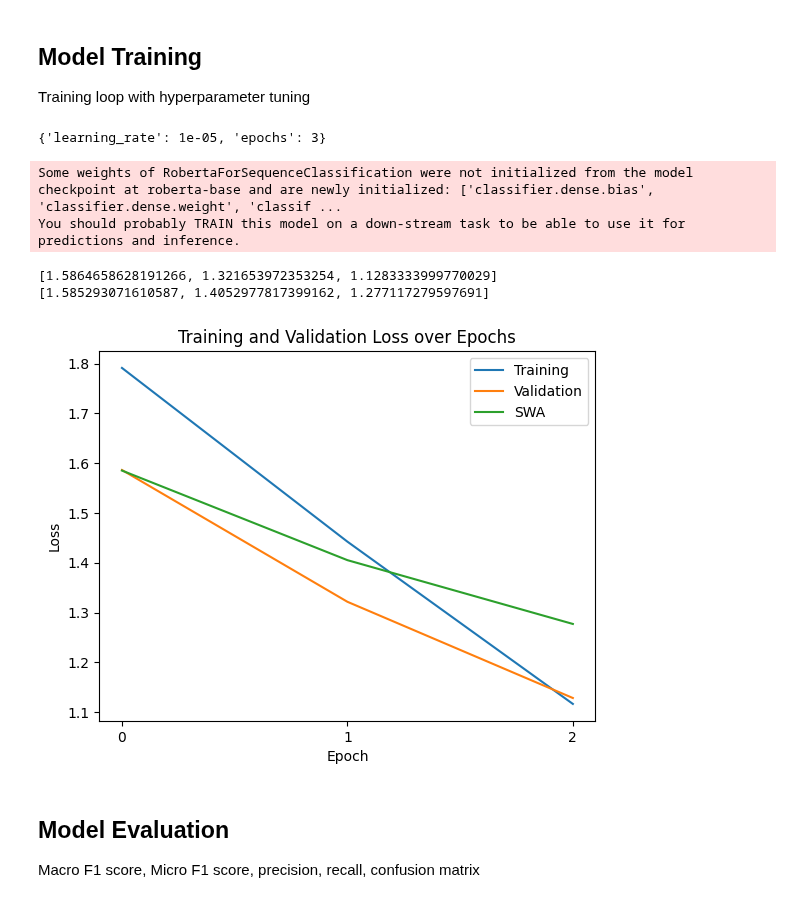
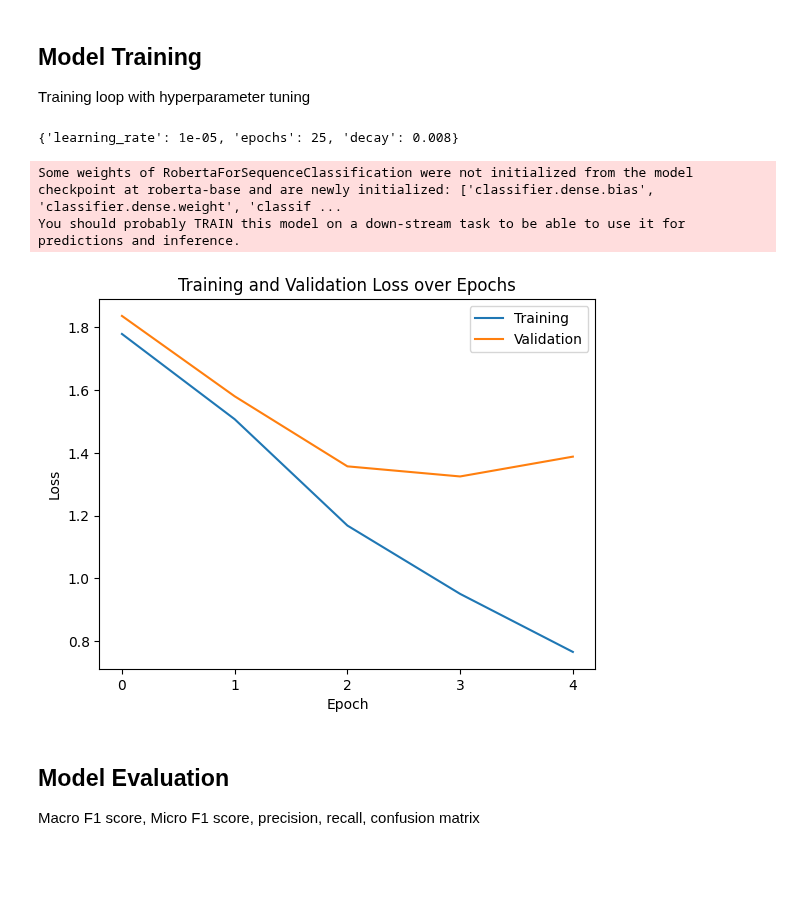
Before and after one commit to Jazhyc/nlp-2024, a Jupyter notebook: emotion_classification_swa.ipynb, the cells around one changed output. Drawn from its saved outputs; the diff is of its cells as text; code cells hidden in the pictures; blank space fills up the shorter version.

```diff
--- a/emotion_classification_swa.ipynb
+++ b/emotion_classification_swa.ipynb
@@ -317,3 +308,10 @@ def train_configuration(model, swa_model, optimizer, swa_optimizer, device, trai
+# %%
+def create_optimizer(model, base_lr, weight_decay):
+    """
+    Create the optimizer
+    """
+    optimizer = torch.optim.AdamW(model.parameters(), lr=base_lr, weight_decay=weight_decay)
+    return optimizer
 # %% [markdown]
 ## Model Training
 
@@ -328,10 +319,13 @@ hyperparameters = {
+# %%
+hyperparameters = {
+     "learning_rate": [1e-5],
+     "epochs": [25], # Early stopping is used so this is a maximum
+     "decay": [0.008] # Used in reference paper
+}
 # %%
 # Create a dataframe to store the hyperparameters and the corresponding losses
 # Use the hyper-parameter keys as columns
 model_configuration_df = pd.DataFrame(columns=list(hyperparameters.keys()) + ['train_losses', 'val_losses'])
-swa_model_configuration_df = pd.DataFrame(columns=list(hyperparameters.keys()) + ['swa_val_losses'])
-
-
 device = torch.device("cuda" if torch.cuda.is_available() else "cpu")
 
 # Iterate over the hyperparameters combinations and train the model
@@ -343,34 +337,27 @@ for combination in tqdm(list(itertools.product(*hyperparameters.values())), desc
     print(params)
 
     # Train the model
-    model = AutoModelForSequenceClassification.from_pretrained('roberta-base', num_labels=len(emotions))
-    optimizer = torch.optim.AdamW(model.parameters(), lr=params['learning_rate'])
-    swa_optimizer = torch.optim.swa_utils.SWALR(optimizer, swa_lr=1e-5)
-    swa_model = AveragedModel(model)
-    model.to(device)
-    swa_model.to(device)
+    model = create_model('roberta-base', device)
+    optimizer = create_optimizer(model, base_lr=params['learning_rate'], weight_decay=params['decay'])
 
     # Train the model and obtain the train and validation losses
-    train_losses, val_losses, swa_val_losses = train_configuration(model, swa_model, optimizer, swa_optimizer, device, train_loader, val_loader, epochs=params['epochs'])
+    train_losses, val_losses = train_configuration(model, optimizer, device, train_loader, val_loader, epochs=params['epochs'])
 
-    print(val_losses)
-    print(swa_val_losses)
     # Add the hyperparameters and the corresponding losses to the dataframe
     model_configuration_df.loc[len(model_configuration_df)] = list(params.values()) + [train_losses, val_losses]
-    swa_model_configuration_df.loc[len(swa_model_configuration_df)] = list(params.values()) + [swa_val_losses]
+
+    # Modify the epoch value to the actual number of epochs
+    model_configuration_df.loc[len(model_configuration_df) - 1, 'epochs'] = len(train_losses)
 # %% [output]
-{'learning_rate': 1e-05, 'epochs': 3}
+{'learning_rate': 1e-05, 'epochs': 25, 'decay': 0.008}
 Some weights of RobertaForSequenceClassification were not initialized from the model checkpoint at roberta-base and are newly initialized: ['classifier.dense.bias', 'classifier.dense.weight', 'classif ...
 You should probably TRAIN this model on a down-stream task to be able to use it for predictions and inference.
-[1.5864658628191266, 1.321653972353254, 1.1283333999770029]
-[1.585293071610587, 1.4052977817399162, 1.277117279597691]
 # %%
-def plot_losses(train_losses, val_losses, swa_val_losses):
+def plot_losses(train_losses, val_losses):
 
     # Plot the training and validation losses
     plt.plot(train_losses, label='Training')
     plt.plot(val_losses, label='Validation')
-    plt.plot(swa_val_losses, label='SWA')
     plt.legend()
 
     # Label the axes and title
@@ -384,24 +371,18 @@ def plot_losses(train_losses, val_losses, swa_val_losses):
 # %%
 # Create a new column 'last_val_loss' that contains the last validation loss for each row
 model_configuration_df['last_val_loss'] = model_configuration_df['val_losses'].apply(lambda x: x[-1])
-swa_model_configuration_df['last_val_loss'] =  swa_model_configuration_df['swa_val_losses'].apply(lambda x: x[-1])
-
 
 # Sort the DataFrame by the 'last_val_loss' column
 sorted_df = model_configuration_df.sort_values(by='last_val_loss', ascending=True)
 best_configuration = sorted_df.iloc[0]
 
-# Sort the DataFrame by the 'last_val_loss' column
-swa_sorted_df = swa_model_configuration_df.sort_values(by='last_val_loss', ascending=True)
-swa_best_configuration = swa_sorted_df.iloc[0]
-
 # Plot the losses for the best configuration
-plot_losses(best_configuration['train_losses'], best_configuration['val_losses'], swa_best_configuration['swa_val_losses'])
+plot_losses(best_configuration['train_losses'], best_configuration['val_losses'])
 
 # Save sorted_df to a csv file
 sorted_df.to_csv('sorted_df.csv', index=False)
 # %% [output]
-[figure, old version]
+[figure, new version]
 # %% [markdown]
 ## Model Evaluation
 
```
Also changed, not shown: parts of 17 cells of this notebook, 2 other files.
